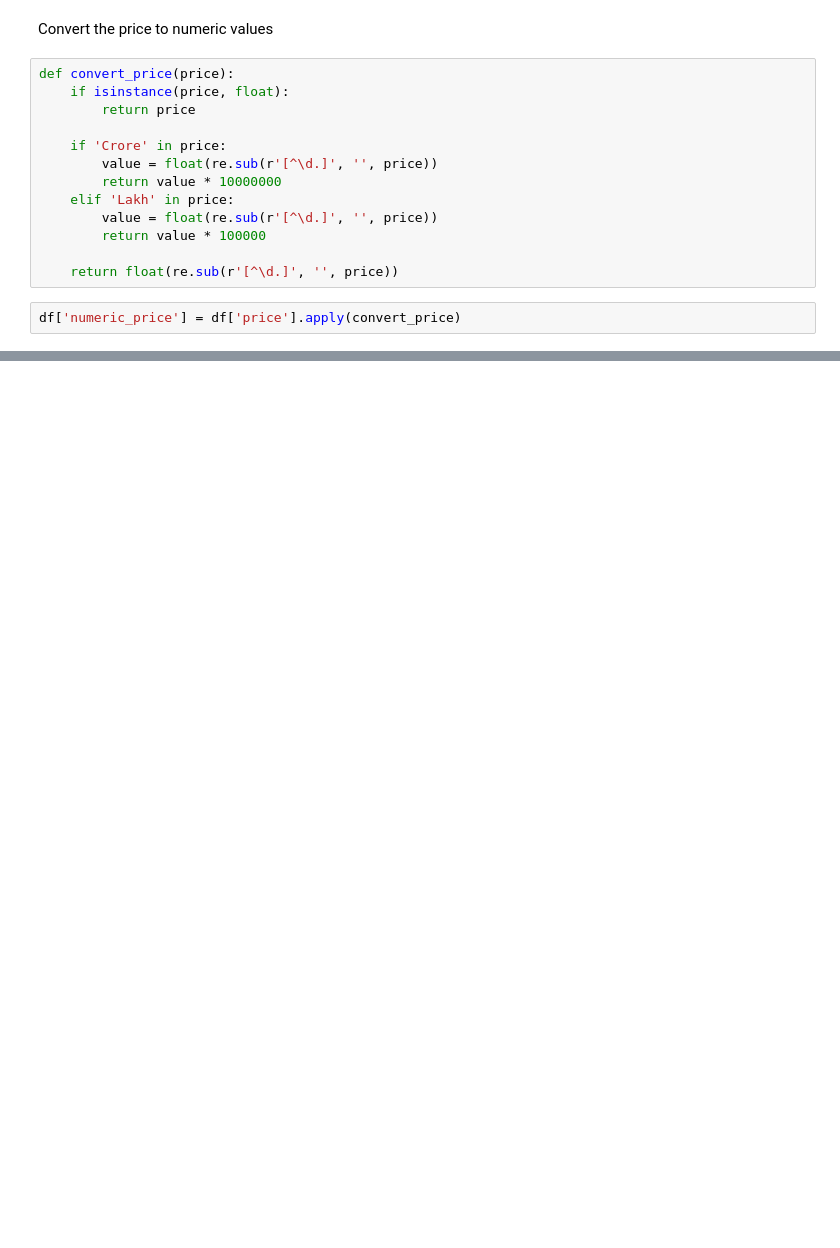
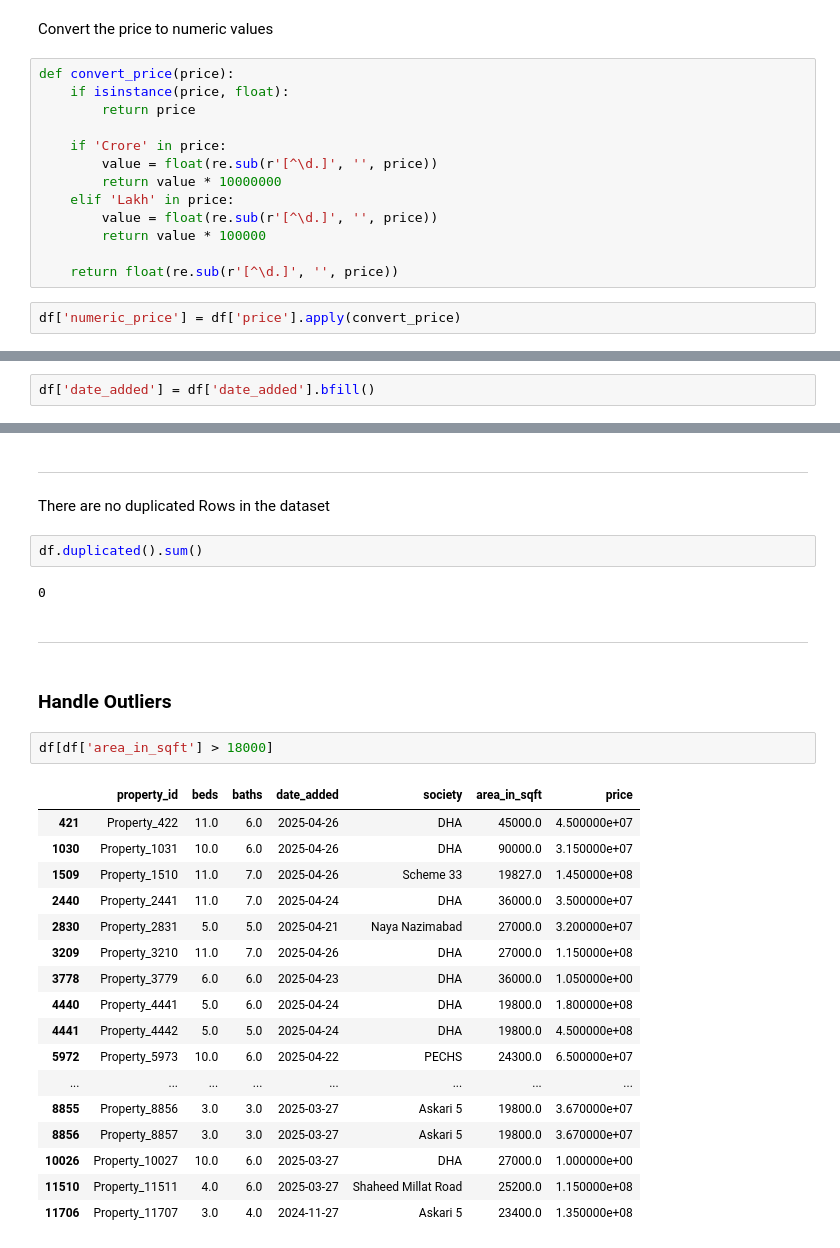
Before and after one commit to danisharain12/Price-Prediction-of-Karachi-Houses, a Jupyter notebook: Houses_Price_Prediction_of_Karachi.ipynb, the cells around one changed output, grey strips where cells are left out. Saved outputs shown, nothing was run; the diff lists cells and outputs as text; blank space fills up the shorter version.

```diff
--- a/Houses_Price_Prediction_of_Karachi.ipynb
+++ b/Houses_Price_Prediction_of_Karachi.ipynb
@@ -122,0 +200,2 @@ df['numeric_price'] = df['price'].apply(convert_price)
+# %%
+df['date_added'] = df['date_added'].bfill()
@@ -122,0 +245,32 @@ df['numeric_price'] = df['price'].apply(convert_price)
+# %% [markdown]
+-----------
+# %% [markdown]
+There are no duplicated Rows in the dataset
+# %%
+df.duplicated().sum()
+# %% [output]
+0
+# %% [markdown]
+----------
+# %% [markdown]
+### Handle Outliers
+# %%
+df[df['area_in_sqft'] > 18000]
+# %% [output]
+|  | property_id | beds | baths | date_added | society | area_in_sqft | price |
+| 421 | Property_422 | 11.0 | 6.0 | 2025-04-26 | DHA | 45000.0 | 4.500000e+07 |
+| 1030 | Property_1031 | 10.0 | 6.0 | 2025-04-26 | DHA | 90000.0 | 3.150000e+07 |
+| 1509 | Property_1510 | 11.0 | 7.0 | 2025-04-26 | Scheme 33 | 19827.0 | 1.450000e+08 |
+| 2440 | Property_2441 | 11.0 | 7.0 | 2025-04-24 | DHA | 36000.0 | 3.500000e+07 |
+| 2830 | Property_2831 | 5.0 | 5.0 | 2025-04-21 | Naya Nazimabad | 27000.0 | 3.200000e+07 |
+| 3209 | Property_3210 | 11.0 | 7.0 | 2025-04-26 | DHA | 27000.0 | 1.150000e+08 |
+| 3778 | Property_3779 | 6.0 | 6.0 | 2025-04-23 | DHA | 36000.0 | 1.050000e+00 |
+| 4440 | Property_4441 | 5.0 | 6.0 | 2025-04-24 | DHA | 19800.0 | 1.800000e+08 |
+| 4441 | Property_4442 | 5.0 | 5.0 | 2025-04-24 | DHA | 19800.0 | 4.500000e+08 |
+| 5972 | Property_5973 | 10.0 | 6.0 | 2025-04-22 | PECHS | 24300.0 | 6.500000e+07 |
+| ... | ... | ... | ... | ... | ... | ... | ... |
+| 8855 | Property_8856 | 3.0 | 3.0 | 2025-03-27 | Askari 5 | 19800.0 | 3.670000e+07 |
+| 8856 | Property_8857 | 3.0 | 3.0 | 2025-03-27 | Askari 5 | 19800.0 | 3.670000e+07 |
+| 10026 | Property_10027 | 10.0 | 6.0 | 2025-03-27 | DHA | 27000.0 | 1.000000e+00 |
+| 11510 | Property_11511 | 4.0 | 6.0 | 2025-03-27 | Shaheed Millat Road | 25200.0 | 1.150000e+08 |
+| 11706 | Property_11707 | 3.0 | 4.0 | 2024-11-27 | Askari 5 | 23400.0 | 1.350000e+08 |
```
Also changed, not shown: parts of 34 cells of this notebook.
